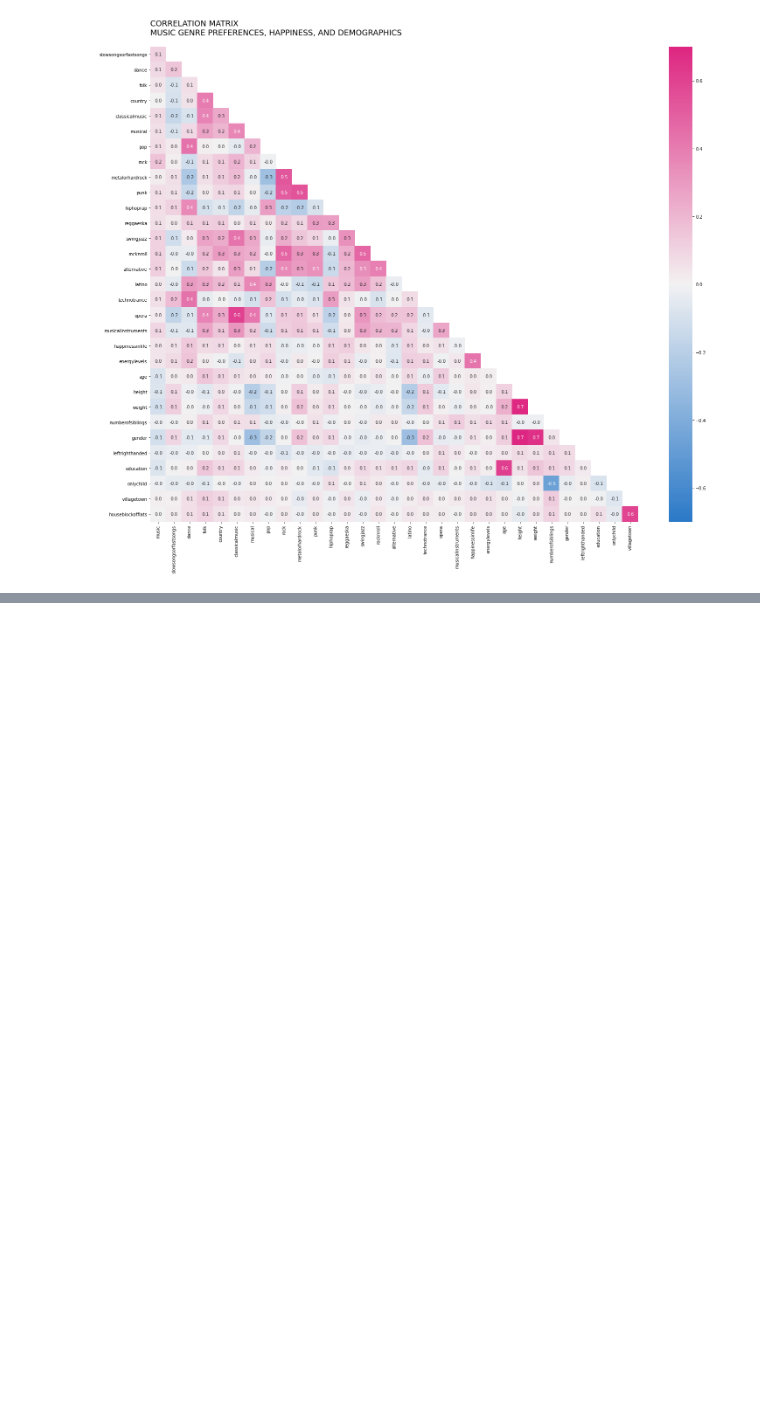
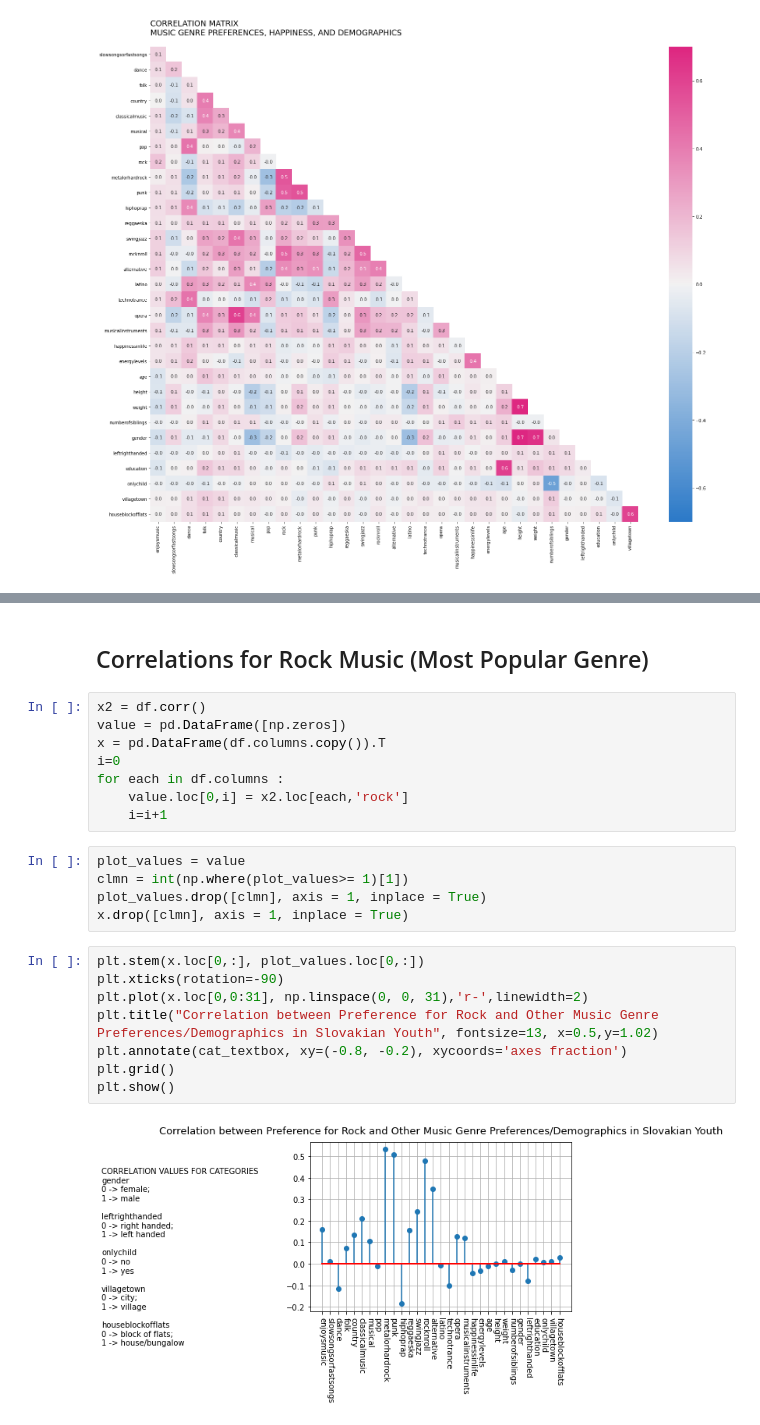
Before and after one commit to joshenx/skyouthdata, a Jupyter notebook: Music Genre Preferences in Slovakian Youth.ipynb, the cells around one changed output, grey strips where cells are left out. Cells and saved outputs as stored; diff of their text form; blank space fills up the shorter version.

```diff
--- a/Music Genre Preferences in Slovakian Youth.ipynb
+++ b/Music Genre Preferences in Slovakian Youth.ipynb
@@ -267,0 +297,25 @@ plt.show()
+# %% [markdown]
+## Correlations for Rock Music (Most Popular Genre)
+# %%
+x2 = df.corr()
+value = pd.DataFrame([np.zeros])
+x = pd.DataFrame(df.columns.copy()).T
+i=0
+for each in df.columns :
+    value.loc[0,i] = x2.loc[each,'rock']
+    i=i+1
+# %%
+plot_values = value
+clmn = int(np.where(plot_values>= 1)[1])
+plot_values.drop([clmn], axis = 1, inplace = True)
+x.drop([clmn], axis = 1, inplace = True)
+# %%
+plt.stem(x.loc[0,:], plot_values.loc[0,:])
+plt.xticks(rotation=-90)
+plt.plot(x.loc[0,0:31], np.linspace(0, 0, 31),'r-',linewidth=2)
+plt.title("Correlation between Preference for Rock and Other Music Genre Preferences/Demographics in Slovakian Youth", fontsize=13, x=0.5,y=1.02)
+plt.annotate(cat_textbox, xy=(-0.8, -0.2), xycoords='axes fraction')
+plt.grid()
+plt.show()
+# %% [output]
+[figure, added]
```
Also changed, not shown: parts of 23 cells of this notebook, 1 other file.
